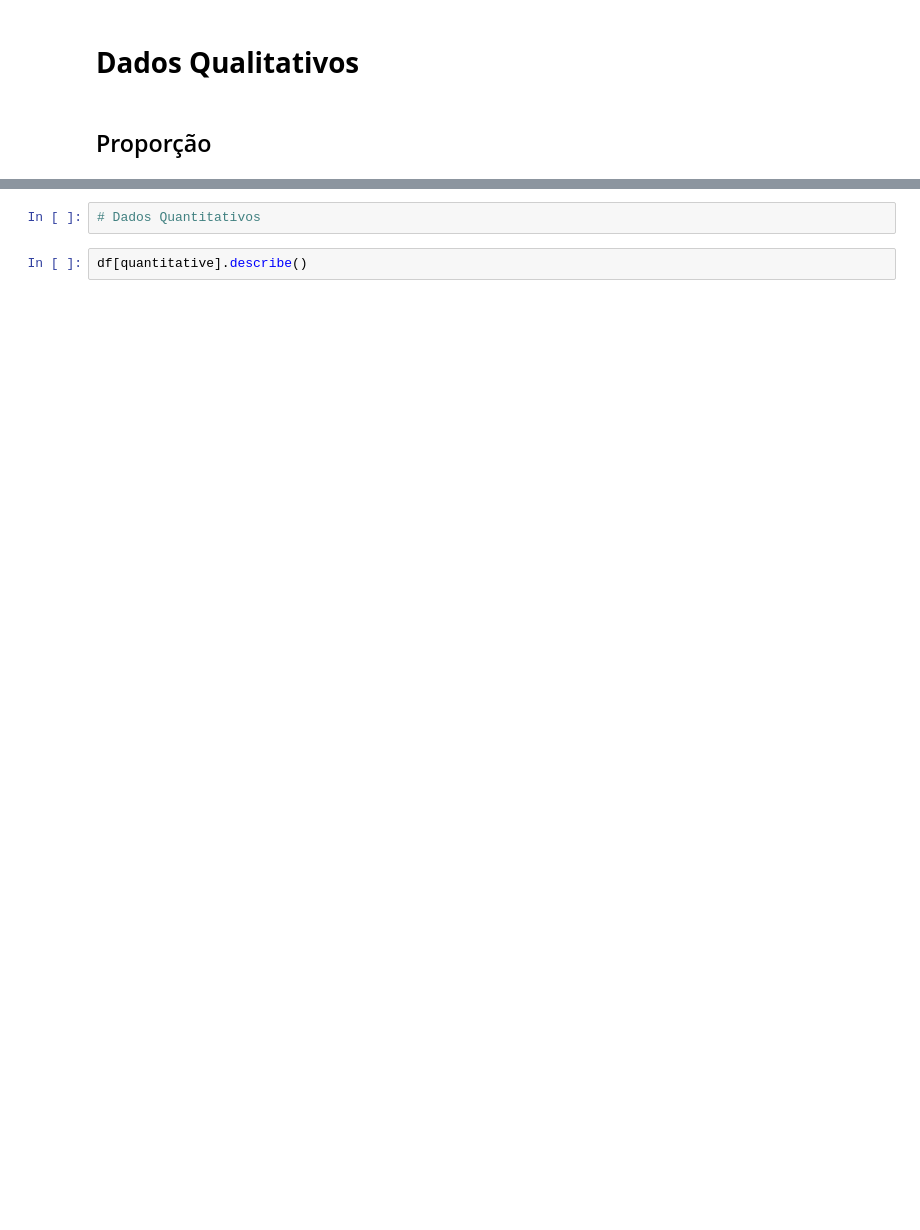
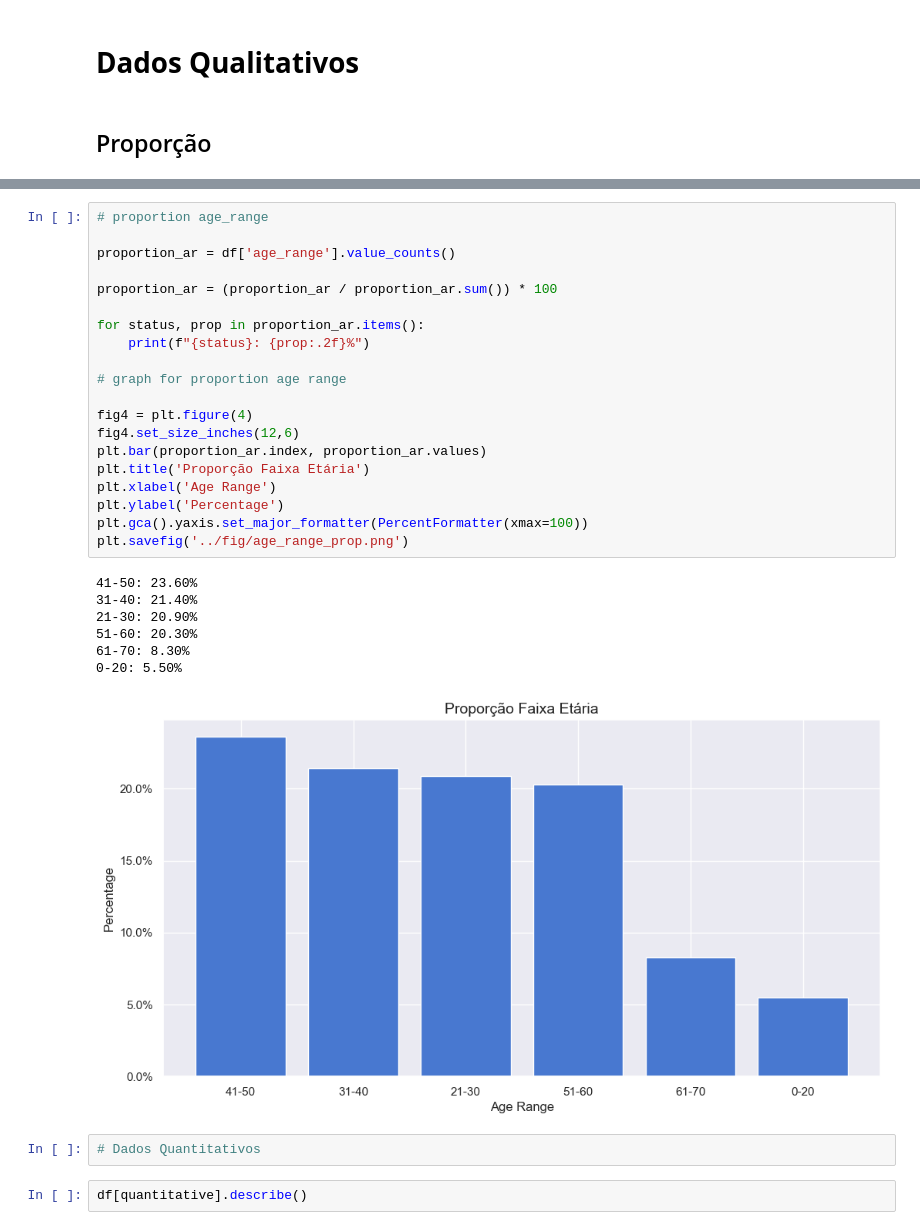
Before and after one commit to happo1/eda-students-performance, a Jupyter notebook: notebooks/preprocessing_eda.ipynb, the cells around one changed output, grey strips where cells are left out. Drawn from its saved outputs; the diff is of its cells as text; blank space fills up the shorter version.

```diff
--- a/notebooks/preprocessing_eda.ipynb
+++ b/notebooks/preprocessing_eda.ipynb
@@ -206,3 +212,31 @@ plt.savefig('../fig/countries.png', bbox_inches='tight')
+# %%
+# proportion age_range
+
+proportion_ar = df['age_range'].value_counts()
+
+proportion_ar = (proportion_ar / proportion_ar.sum()) * 100
+
+for status, prop in proportion_ar.items():
+    print(f"{status}: {prop:.2f}%")
+
+# graph for proportion age range
+
+fig4 = plt.figure(4)
+fig4.set_size_inches(12,6)
+plt.bar(proportion_ar.index, proportion_ar.values)
+plt.title('Proporção Faixa Etária')
+plt.xlabel('Age Range')
+plt.ylabel('Percentage')
+plt.gca().yaxis.set_major_formatter(PercentFormatter(xmax=100))
+plt.savefig('../fig/age_range_prop.png')
+# %% [output]
+41-50: 23.60%
+31-40: 21.40%
+21-30: 20.90%
+51-60: 20.30%
+61-70: 8.30%
+0-20: 5.50%
+[figure, added]
 # %%
 # Dados Quantitativos
 # %%
```
Also changed, not shown: parts of 13 cells of this notebook.
